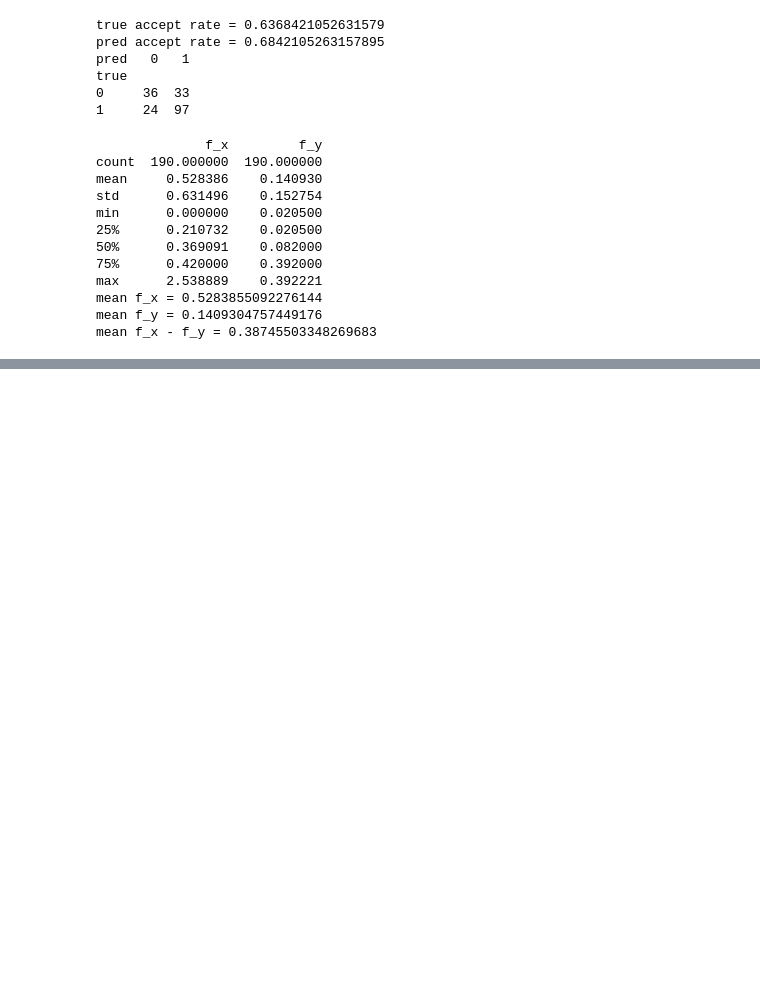
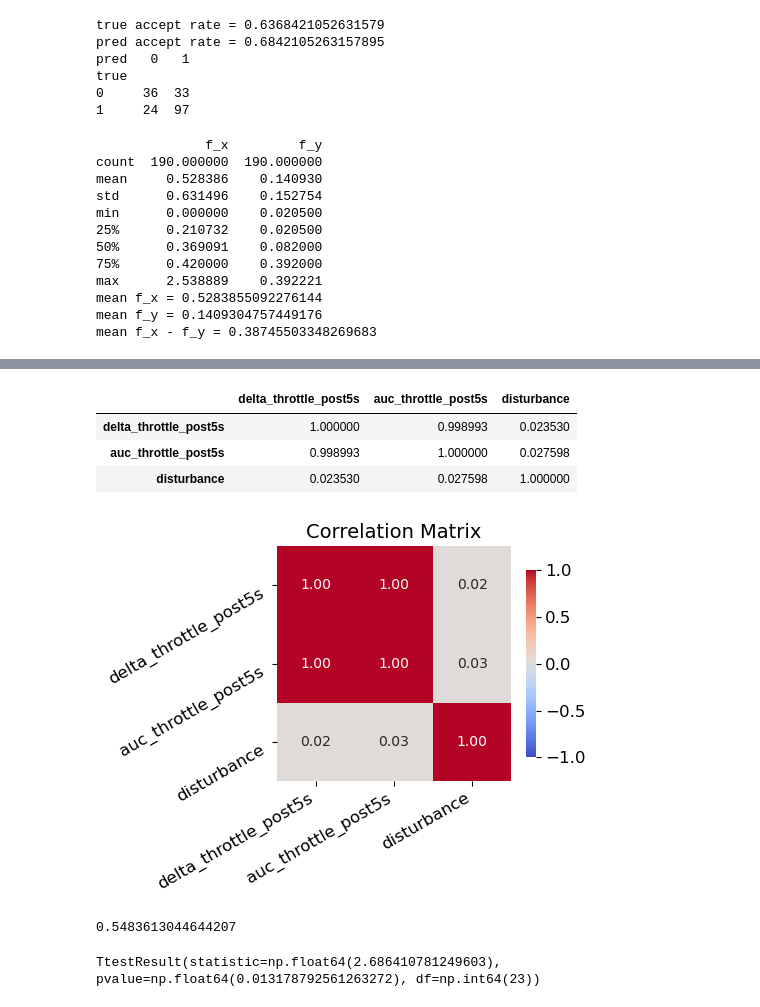
Before and after one commit to yxlin02/HCICarSim, a Jupyter notebook: DataAnalysis.ipynb, the cells around one changed output, grey strips where cells are left out. Cells and saved outputs as stored; diff of their text form; code cells hidden in the pictures; blank space fills up the shorter version.

```diff
--- a/DataAnalysis.ipynb
+++ b/DataAnalysis.ipynb
@@ -4207,0 +4145,36 @@ mean f_x - f_y = 0.38745503348269683
+# %%
+df_reaction_all[['delta_throttle_post5s', 'auc_throttle_post5s', 'disturbance']].corr()
+# %% [output]
+|  | delta_throttle_post5s | auc_throttle_post5s | disturbance |
+| delta_throttle_post5s | 1.000000 | 0.998993 | 0.023530 |
+| auc_throttle_post5s | 0.998993 | 1.000000 | 0.027598 |
+| disturbance | 0.023530 | 0.027598 | 1.000000 |
+# %%
+plt.figure(figsize=(5, 4))
+sns.heatmap(
+    df_reaction_all[['delta_throttle_post5s', 'auc_throttle_post5s', 'disturbance']].corr(),
+    annot=True,
+    fmt=".2f",
+    cmap="coolwarm",
+    vmin=-1, vmax=1,
+    square=True,
+    cbar_kws={"shrink": 0.8}
+)
+
+plt.title("Correlation Matrix")
+plt.xticks(ha="right", rotation=30)
+plt.yticks(va="top", rotation=30)
+plt.tight_layout()
+plt.show()
+# %% [output]
+[figure, added]
+# %%
+from scipy.stats import ttest_1samp, wilcoxon
+
+sub_auc = df_reaction_all.groupby("sub_id")["auc_throttle_post5s"].mean().dropna()
+d = sub_auc.mean() / sub_auc.std(ddof=1)
+print(d)
+ttest_1samp(sub_auc, 0)
+# %% [output]
+0.5483613044644207
+TtestResult(statistic=np.float64(2.686410781249603), pvalue=np.float64(0.013178792561263272), df=np.int64(23))
```
Also changed, not shown: parts of 17 cells of this notebook, 6 other files.
